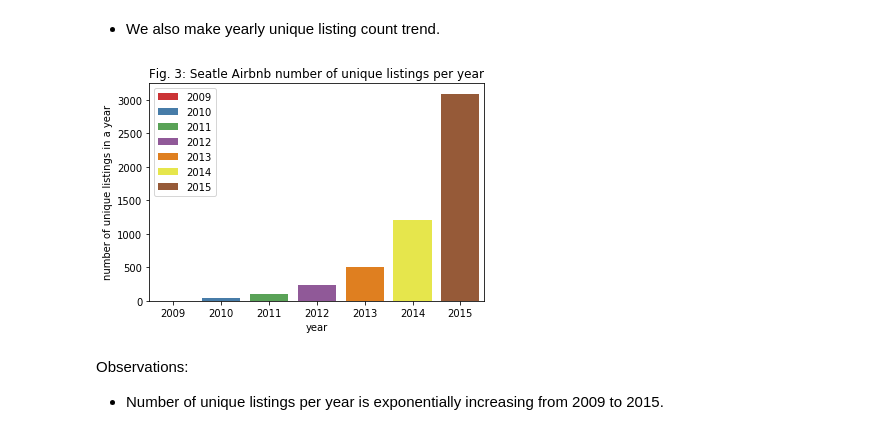
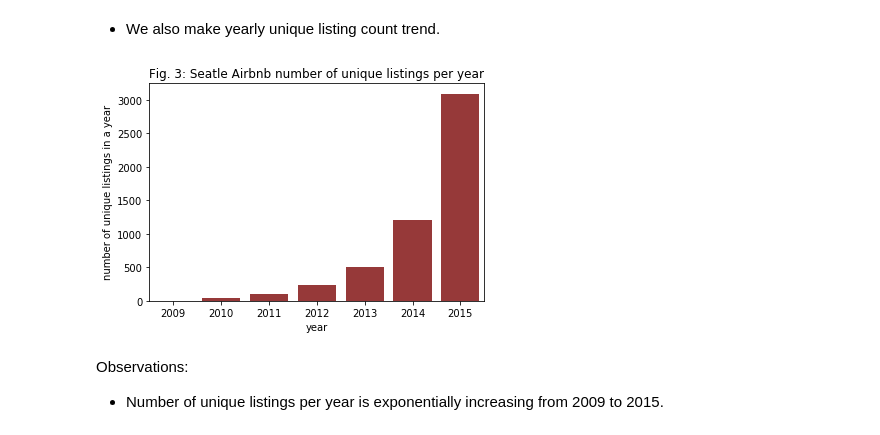
Before and after one commit to akudo37/seattle, a Jupyter notebook: Seattle Airbnb Open Data - Part 2.ipynb, the cells around one changed output. Drawn from its saved outputs; the diff is of its cells as text; code cells hidden in the pictures.

```diff
--- a/Seattle Airbnb Open Data - Part 2.ipynb
+++ b/Seattle Airbnb Open Data - Part 2.ipynb
@@ -251,19 +251,17 @@ listings_per_year = reviews_df_wo_2016.groupby(
 # %%
 # We plot yearly unique listings count trend through multiple years.
 fig = plt.figure()
-sns.barplot(listings_per_year.index, listings_per_year.values,
-            hue=listings_per_year.index.get_level_values(0), dodge=False, palette='Set1')
-plt.legend(loc='upper left')
+sns.barplot(listings_per_year.index, listings_per_year.values, color='brown')
 plt.xlabel('year')
 plt.ylabel('number of unique listings in a year')
 plt.title('Fig. 3: Seatle Airbnb number of unique listings per year')
 plt.show()
 
 # Save graph as image for later.
-fig.savefig('./fig3.png')
+fig.savefig('./fig3_.png')
 plt.close(fig)
 # %% [output]
-[figure, old version]
+[figure, new version]
 # %% [markdown]
 Observations:
 * Number of unique listings per year is exponentially increasing from 2009 to 2015.<br>
```
Also changed, not shown: parts of 1 cell of this notebook, 9 other files.
